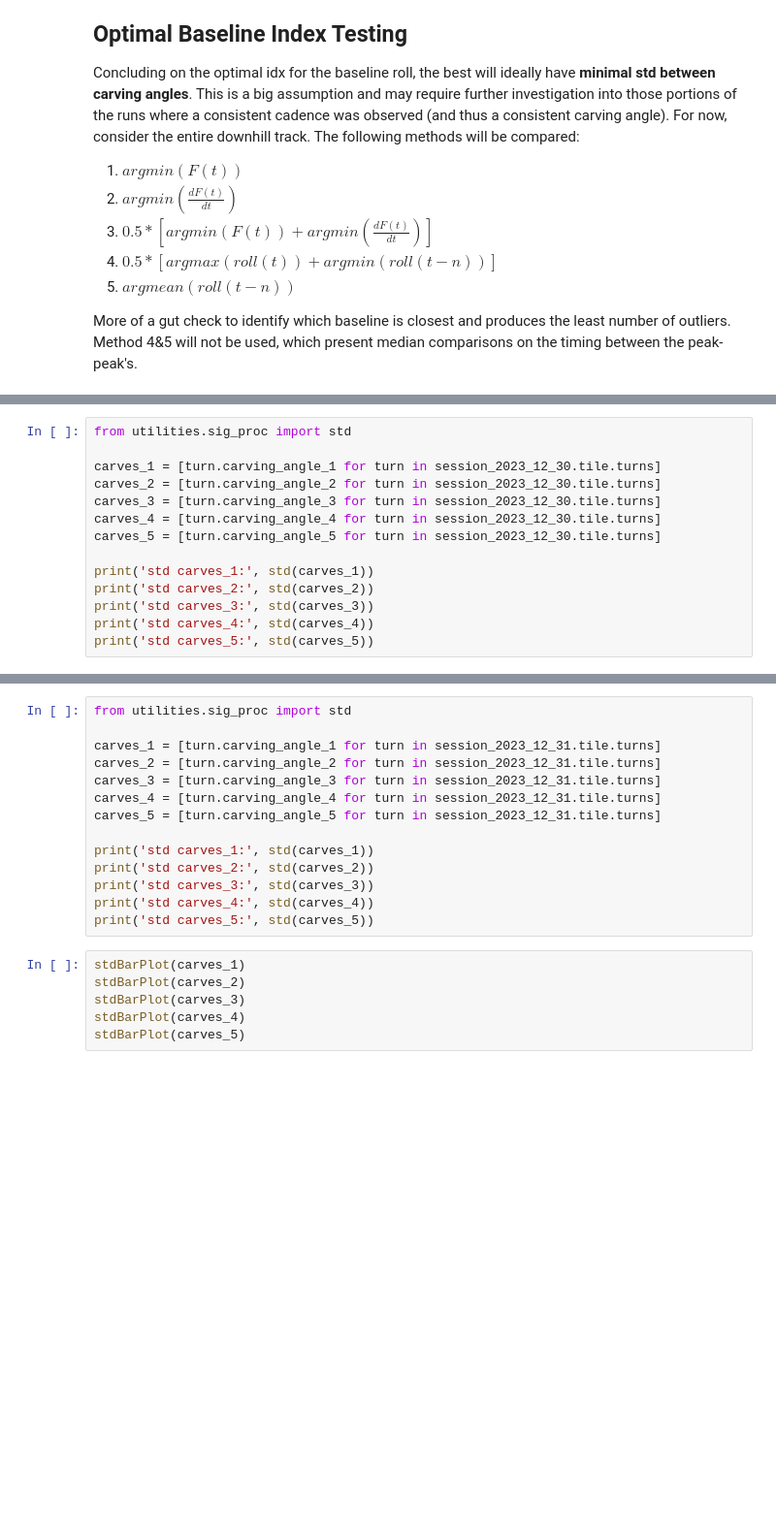
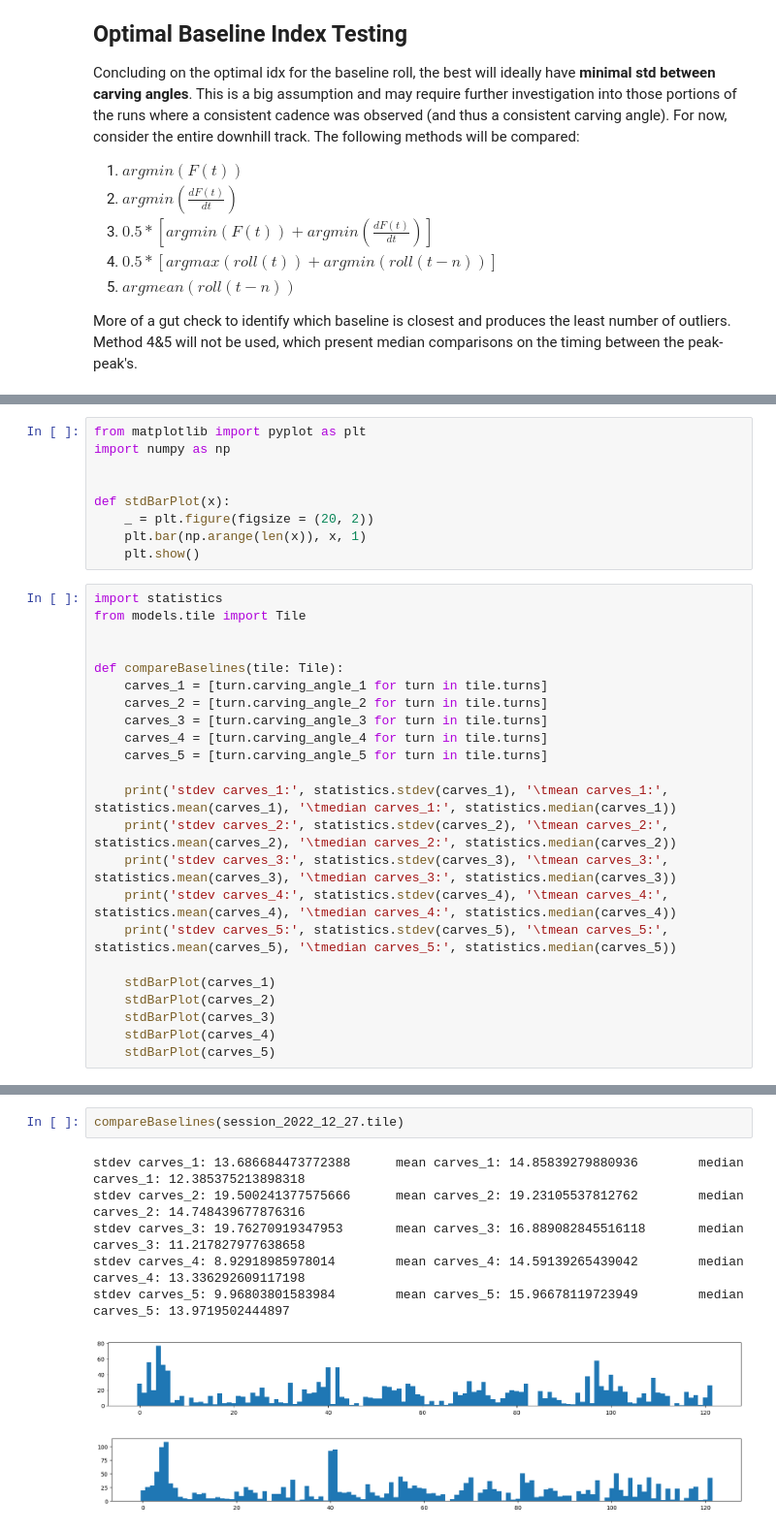
Before and after one commit to Nagillimi/Skiing-Logging, a Jupyter notebook: notebooks/turn_identification_2.ipynb, the cells around one changed output, grey strips where cells are left out. Shown at 97% size. Saved outputs shown, nothing was run; the diff lists cells and outputs as text; blank space fills up the shorter version.

```diff
--- a/notebooks/turn_identification_2.ipynb
+++ b/notebooks/turn_identification_2.ipynb
@@ -19,14 +31,32 @@ session_2023_12_30 = Session_2023_12_30()
+# %%
+from matplotlib import pyplot as plt
+import numpy as np
+
+
+def stdBarPlot(x):
+    _ = plt.figure(figsize = (20, 2))
+    plt.bar(np.arange(len(x)), x, 1)
+    plt.show()
 # %%
-from utilities.sig_proc import std
+import statistics
+from models.tile import Tile
 
-carves_1 = [turn.carving_angle_1 for turn in session_2023_12_30.tile.turns]
-carves_2 = [turn.carving_angle_2 for turn in session_2023_12_30.tile.turns]
-carves_3 = [turn.carving_angle_3 for turn in session_2023_12_30.tile.turns]
-carves_4 = [turn.carving_angle_4 for turn in session_2023_12_30.tile.turns]
-carves_5 = [turn.carving_angle_5 for turn in session_2023_12_30.tile.turns]
 
-print('std carves_1:', std(carves_1))
-print('std carves_2:', std(carves_2))
-print('std carves_3:', std(carves_3))
-print('std carves_4:', std(carves_4))
-print('std carves_5:', std(carves_5))
+def compareBaselines(tile: Tile):
+    carves_1 = [turn.carving_angle_1 for turn in tile.turns]
+    carves_2 = [turn.carving_angle_2 for turn in tile.turns]
+    carves_3 = [turn.carving_angle_3 for turn in tile.turns]
+    carves_4 = [turn.carving_angle_4 for turn in tile.turns]
+    carves_5 = [turn.carving_angle_5 for turn in tile.turns]
+
+    print('stdev carves_1:', statistics.stdev(carves_1), '\tmean carves_1:', statistics.mean(carves_1), '\tmedian carves_1:', statistics.median(carves_1))
+    print('stdev carves_2:', statistics.stdev(carves_2), '\tmean carves_2:', statistics.mean(carves_2), '\tmedian carves_2:', statistics.median(carves_2))
+    print('stdev carves_3:', statistics.stdev(carves_3), '\tmean carves_3:', statistics.mean(carves_3), '\tmedian carves_3:', statistics.median(carves_3))
+    print('stdev carves_4:', statistics.stdev(carves_4), '\tmean carves_4:', statistics.mean(carves_4), '\tmedian carves_4:', statistics.median(carves_4))
+    print('stdev carves_5:', statistics.stdev(carves_5), '\tmean carves_5:', statistics.mean(carves_5), '\tmedian carves_5:', statistics.median(carves_5))
+
+    stdBarPlot(carves_1)
+    stdBarPlot(carves_2)
+    stdBarPlot(carves_3)
+    stdBarPlot(carves_4)
+    stdBarPlot(carves_5)
@@ -59,20 +63,10 @@ stdBarPlot(carves_5)
-# %%
-from utilities.sig_proc import std
-
-carves_1 = [turn.carving_angle_1 for turn in session_2023_12_31.tile.turns]
-carves_2 = [turn.carving_angle_2 for turn in session_2023_12_31.tile.turns]
-carves_3 = [turn.carving_angle_3 for turn in session_2023_12_31.tile.turns]
-carves_4 = [turn.carving_angle_4 for turn in session_2023_12_31.tile.turns]
-carves_5 = [turn.carving_angle_5 for turn in session_2023_12_31.tile.turns]
-
-print('std carves_1:', std(carves_1))
-print('std carves_2:', std(carves_2))
-print('std carves_3:', std(carves_3))
-print('std carves_4:', std(carves_4))
-print('std carves_5:', std(carves_5))
-# %%
-stdBarPlot(carves_1)
-stdBarPlot(carves_2)
-stdBarPlot(carves_3)
-stdBarPlot(carves_4)
-stdBarPlot(carves_5)
+# %%
+compareBaselines(session_2022_12_27.tile)
+# %% [output]
+stdev carves_1: 13.686684473772388      mean carves_1: 14.85839279880936        median carves_1: 12.385375213898318
+stdev carves_2: 19.500241377575666      mean carves_2: 19.23105537812762        median carves_2: 14.748439677876316
+stdev carves_3: 19.76270919347953       mean carves_3: 16.889082845516118       median carves_3: 11.217827977638658
+stdev carves_4: 8.92918985978014        mean carves_4: 14.59139265439042        median carves_4: 13.336292609117198
+stdev carves_5: 9.96803801583984        mean carves_5: 15.96678119723949        median carves_5: 13.9719502444897
+[figure, added]
+[figure, added]
```
Also changed, not shown: parts of 11 cells of this notebook, 29 other files.
